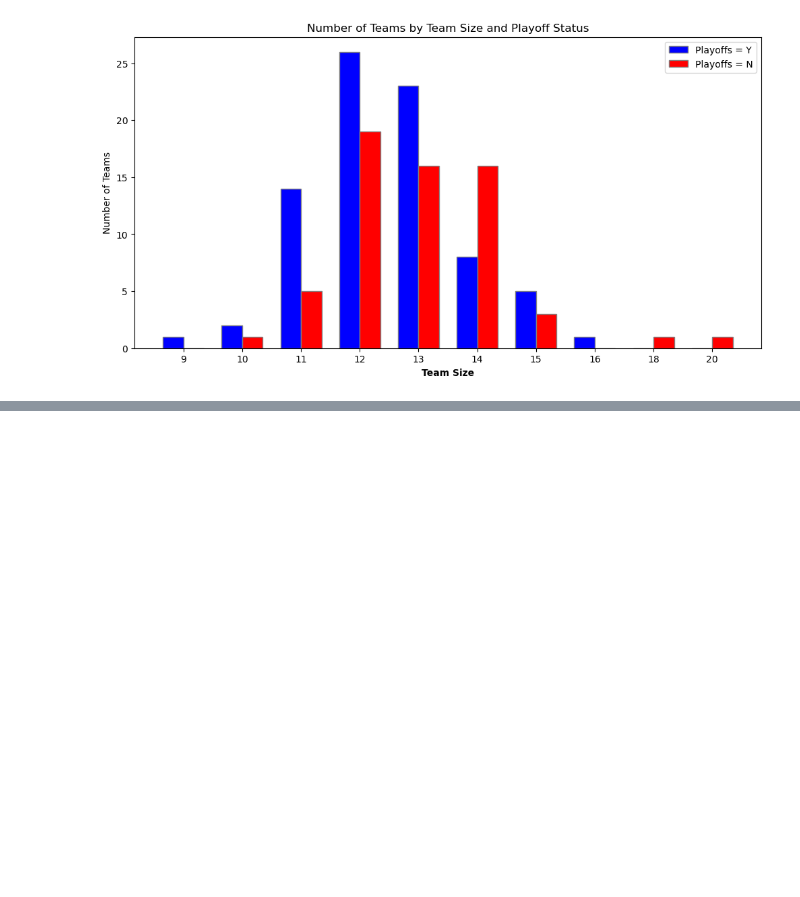
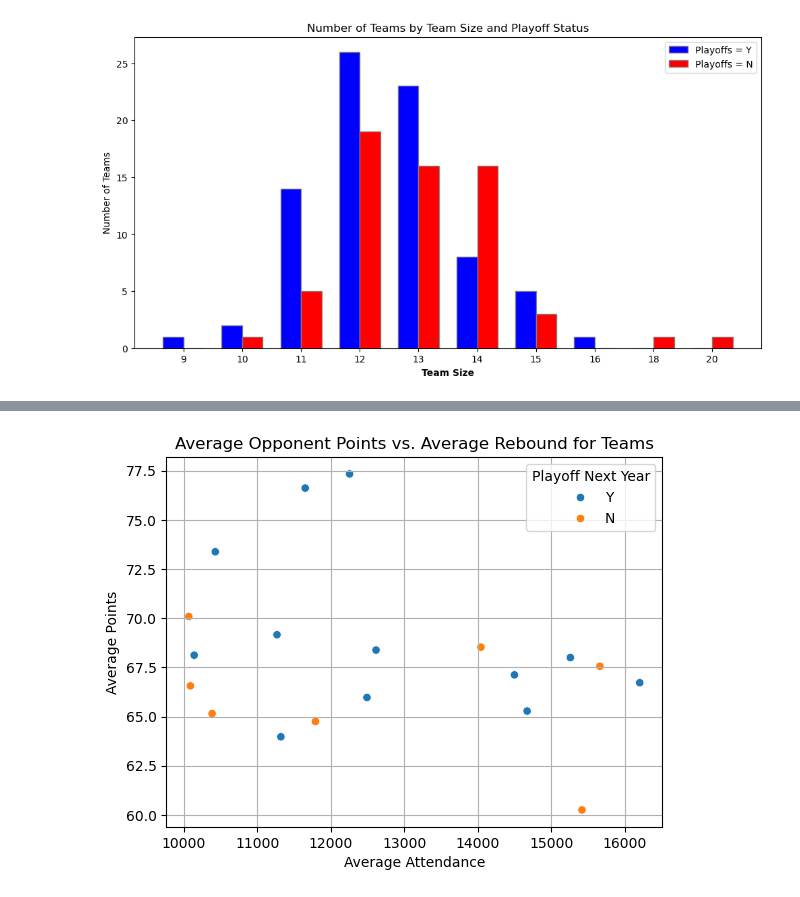
Before and after one commit to P1ntas/Machine-Learning, a Jupyter notebook: jb/processed_data.ipynb, the cells around one changed output, grey strips where cells are left out. Saved outputs shown, nothing was run; the diff lists cells and outputs as text; code cells hidden in the pictures; blank space fills up the shorter version.

```diff
--- a/jb/processed_data.ipynb
+++ b/jb/processed_data.ipynb
@@ -786,0 +821,16 @@ plt.show()
+# %%
+# Now you can plot the data
+#rpg above 32
+
+#teams with attend > 10000
+teams = teams[teams['attend_avg'] > 10000]
+
+sns.scatterplot(data=teams, x='attend_avg', y='ppg', hue='playoff_nextYear')
+plt.title('Average Opponent Points vs. Average Rebound for Teams')
+plt.xlabel('Average Attendance')
+plt.ylabel('Average Points')
+plt.grid(True)
+plt.legend(title='Playoff Next Year')
+plt.show()
+# %% [output]
+[figure, added]
```
Also changed, not shown: parts of 3 cells of this notebook, 3 other files.
